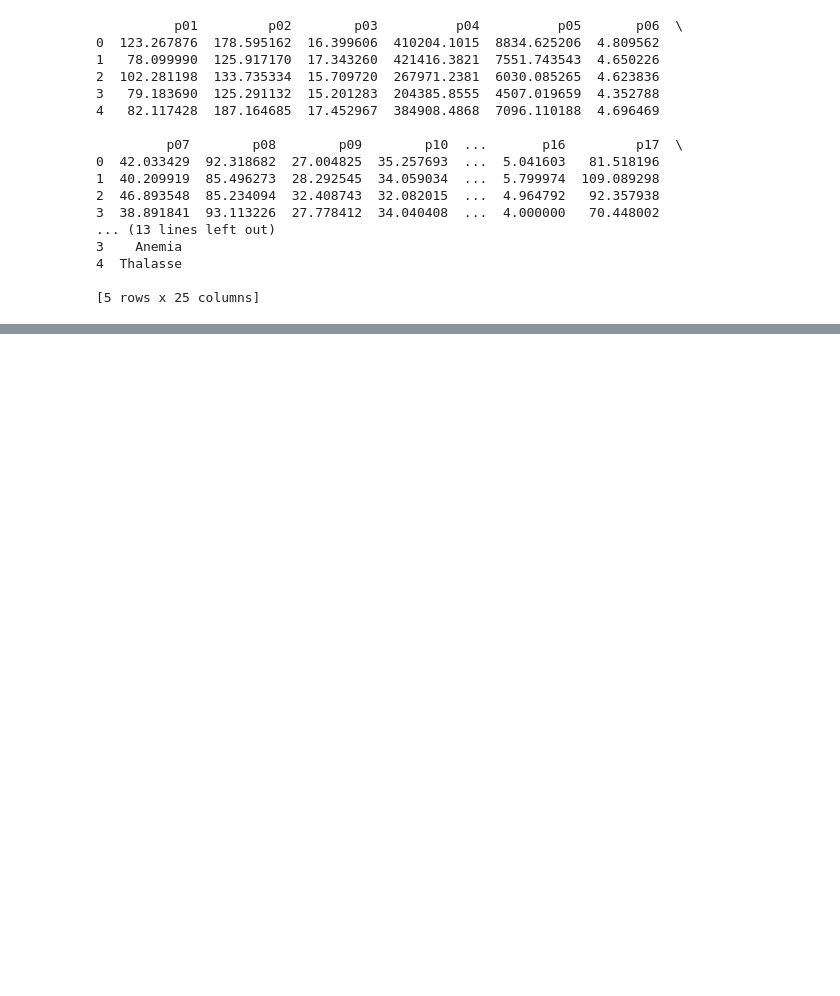
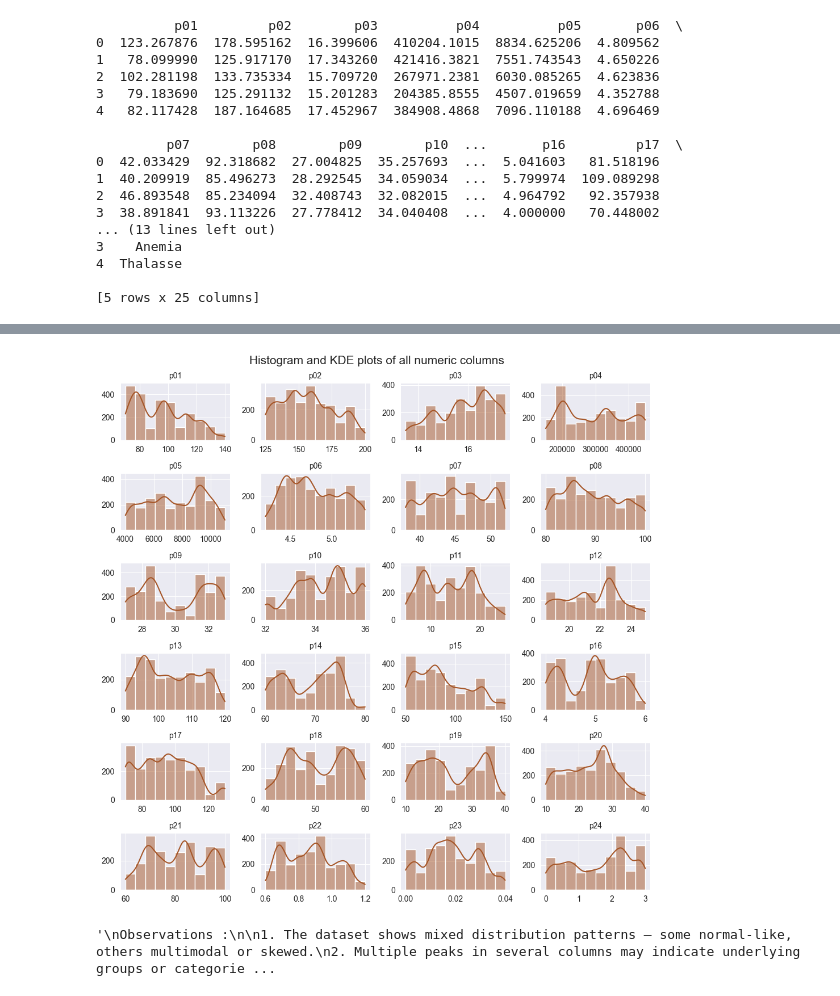
Before and after one commit to swapnilk0607/pml, a Jupyter notebook: content/swapnilkatale/Ex-7-EDA/eda_solution.ipynb, the cells around one changed output, grey strips where cells are left out. Saved outputs shown, nothing was run; the diff lists cells and outputs as text; code cells hidden in the pictures; blank space fills up the shorter version.

```diff
--- a/content/swapnilkatale/Ex-7-EDA/eda_solution.ipynb
+++ b/content/swapnilkatale/Ex-7-EDA/eda_solution.ipynb
@@ -202,0 +201,31 @@ Missing Ailment values: 2
+# %%
+"""
+7. Create histograms and KDE plots (find out what KDE plots represent) for all the columns and analyze
+them. Any significant conclusions?
+"""
+
+fig, axes = plt.subplots(6, 4, figsize=(10, 10))
+axes = axes.flatten()
+num_columns = df_clean.select_dtypes(include=['number']).columns
+
+for i, col in enumerate(num_columns):
+    sns.histplot(df_clean[col], ax=axes[i], kde=True, color=sns.color_palette('Set1')[6], bins=10)
+    axes[i].set_title(col, fontsize=10)
+    axes[i].set_ylabel('')
+    axes[i].set_xlabel('')
+
+plt.suptitle('Histogram and KDE plots of all numeric columns', fontsize=15)
+plt.tight_layout()
+plt.show()
+
+"""
+Observations :
+
+1. The dataset shows mixed distribution patterns — some normal-like, others multimodal or skewed.
+2. Multiple peaks in several columns may indicate underlying groups or categories
+3. Few variables (like p04, p05) dominate in scale → scaling/normalization will be essential before modeling.
+4. No column shows extreme outlier clusters, indicating reasonably clean numeric data.
+"""
+# %% [output]
+[figure, added]
+'\nObservations :\n\n1. The dataset shows mixed distribution patterns — some normal-like, others multimodal or skewed.\n2. Multiple peaks in several columns may indicate underlying groups or categorie ...
```
Also changed, not shown: parts of 6 cells of this notebook.
